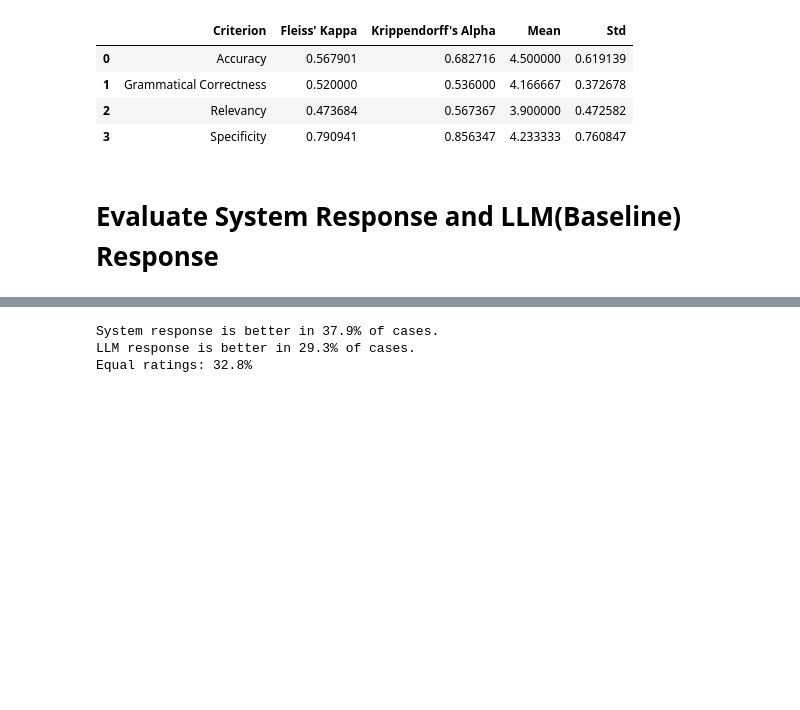
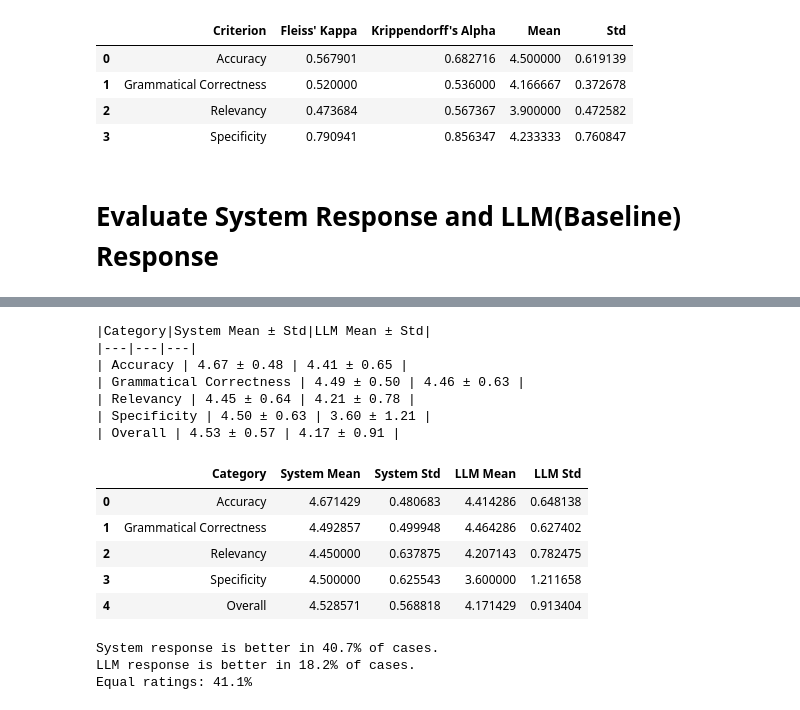
Before and after one commit to TahlilMahfuz/RAG_Implementation, a Jupyter notebook: Evaluation/evaluation.ipynb, the cells around one changed output, grey strips where cells are left out. Drawn from its saved outputs; the diff is of its cells as text; code cells hidden in the pictures; blank space fills up the shorter version.

```diff
--- a/Evaluation/evaluation.ipynb
+++ b/Evaluation/evaluation.ipynb
@@ -422,3 +421,69 @@ results_df
+# %%
+# Define columns for system and LLM responses
+system_cols = [
+    'system_response_accuracy',
+    'system_response_grammatical_correctness',
+    'system_response_Relevancy',
+    'system_response_specificity'
+]
+llm_cols = [
+    'llm_baseline_response_accuracy',
+    'llm_baseline_response_grammatical_correctness',
+    'llm_baseline_response_relevancy',
+    'llm_baseline_response_specificity'
+]
+categories = ['Accuracy', 'Grammatical Correctness', 'Relevancy', 'Specificity']
+
+results = []
+
+for sys_col, llm_col, cat in zip(system_cols, llm_cols, categories):
+    sys_mean = df[sys_col].mean()
+    sys_std = df[sys_col].std()
+    llm_mean = df[llm_col].mean()
+    llm_std = df[llm_col].std()
+    results.append((cat, sys_mean, sys_std, llm_mean, llm_std))
+
+# Calculate overall mean and std for system and LLM (across all criteria and all reviews)
+system_all = pd.concat([df[col] for col in system_cols], ignore_index=True)
+llm_all = pd.concat([df[col] for col in llm_cols], ignore_index=True)
+overall_sys_mean = system_all.mean()
+overall_sys_std = system_all.std()
+overall_llm_mean = llm_all.mean()
+overall_llm_std = llm_all.std()
+results.append((
+    "Overall",
+    overall_sys_mean,
+    overall_sys_std,
+    overall_llm_mean,
+    overall_llm_std
+))
+
+results_df = pd.DataFrame(
+    results,
+    columns=['Category', 'System Mean', 'System Std', 'LLM Mean', 'LLM Std']
+)
+
+# Print as markdown table
+print("|Category|System Mean ± Std|LLM Mean ± Std|")
+print("|---|---|---|")
+for _, row in results_df.iterrows():
+    print(f"| {row['Category']} | {row['System Mean']:.2f} ± {row['System Std']:.2f} | {row['LLM Mean']:.2f} ± {row['LLM Std']:.2f} |")
+
+results_df
+# %% [output]
+|Category|System Mean ± Std|LLM Mean ± Std|
+|---|---|---|
+| Accuracy | 4.67 ± 0.48 | 4.41 ± 0.65 |
+| Grammatical Correctness | 4.49 ± 0.50 | 4.46 ± 0.63 |
+| Relevancy | 4.45 ± 0.64 | 4.21 ± 0.78 |
+| Specificity | 4.50 ± 0.63 | 3.60 ± 1.21 |
+| Overall | 4.53 ± 0.57 | 4.17 ± 0.91 |
+|  | Category | System Mean | System Std | LLM Mean | LLM Std |
+| 0 | Accuracy | 4.671429 | 0.480683 | 4.414286 | 0.648138 |
+| 1 | Grammatical Correctness | 4.492857 | 0.499948 | 4.464286 | 0.627402 |
+| 2 | Relevancy | 4.450000 | 0.637875 | 4.207143 | 0.782475 |
+| 3 | Specificity | 4.500000 | 0.625543 | 3.600000 | 1.211658 |
+| 4 | Overall | 4.528571 | 0.568818 | 4.171429 | 0.913404 |
 # %%
 # Calculate which system is better overall (across all criteria and reviews)
 
@@ -457,6 +522,6 @@ else:
 
 print(f"Equal ratings: {equal_pct:.1f}%")
 # %% [output]
-System response is better in 37.9% of cases.
-LLM response is better in 29.3% of cases.
-Equal ratings: 32.8%
+System response is better in 40.7% of cases.
+LLM response is better in 18.2% of cases.
+Equal ratings: 41.1%
```
Also changed, not shown: parts of 9 cells of this notebook, 3 other files.
